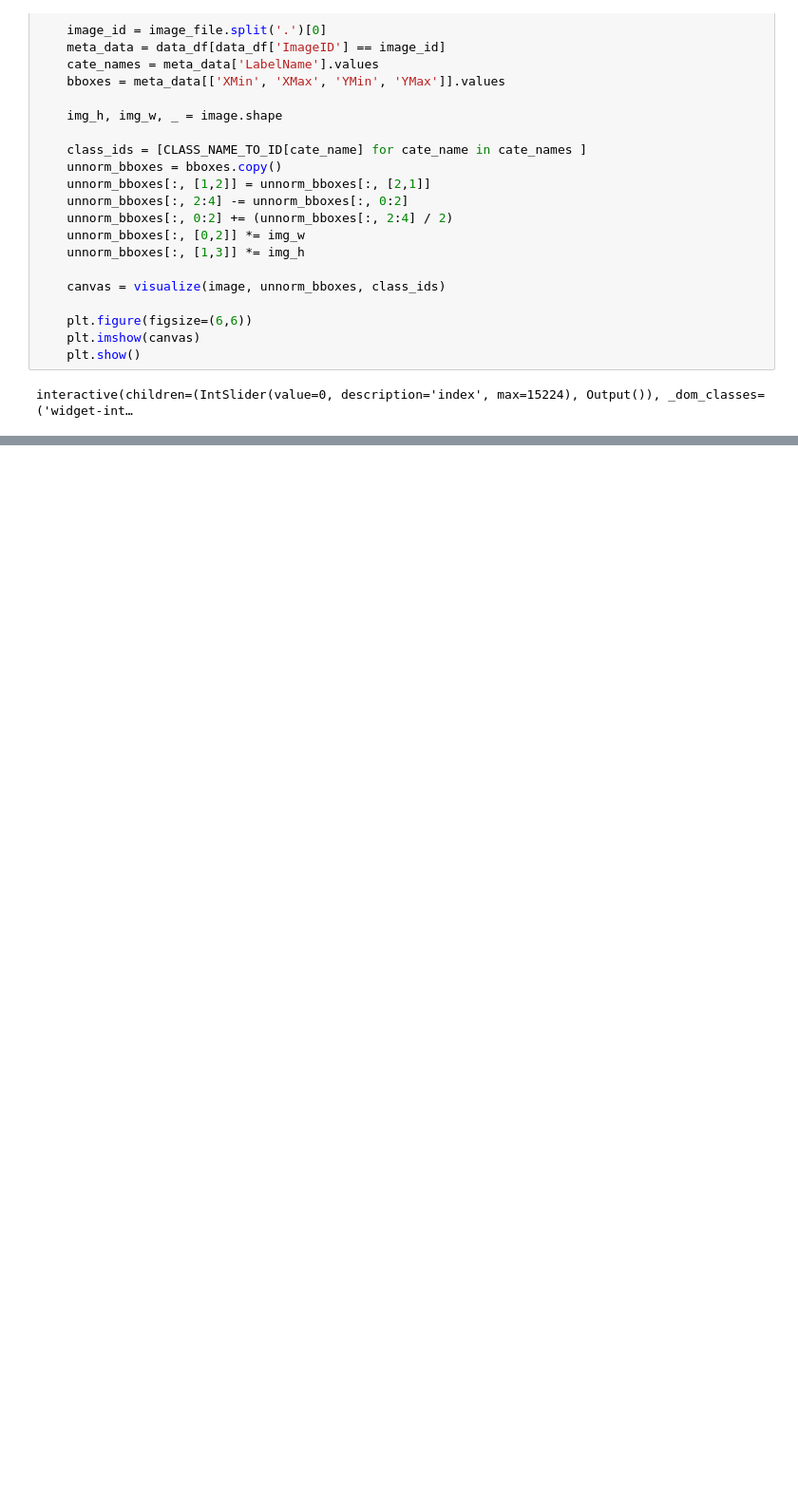
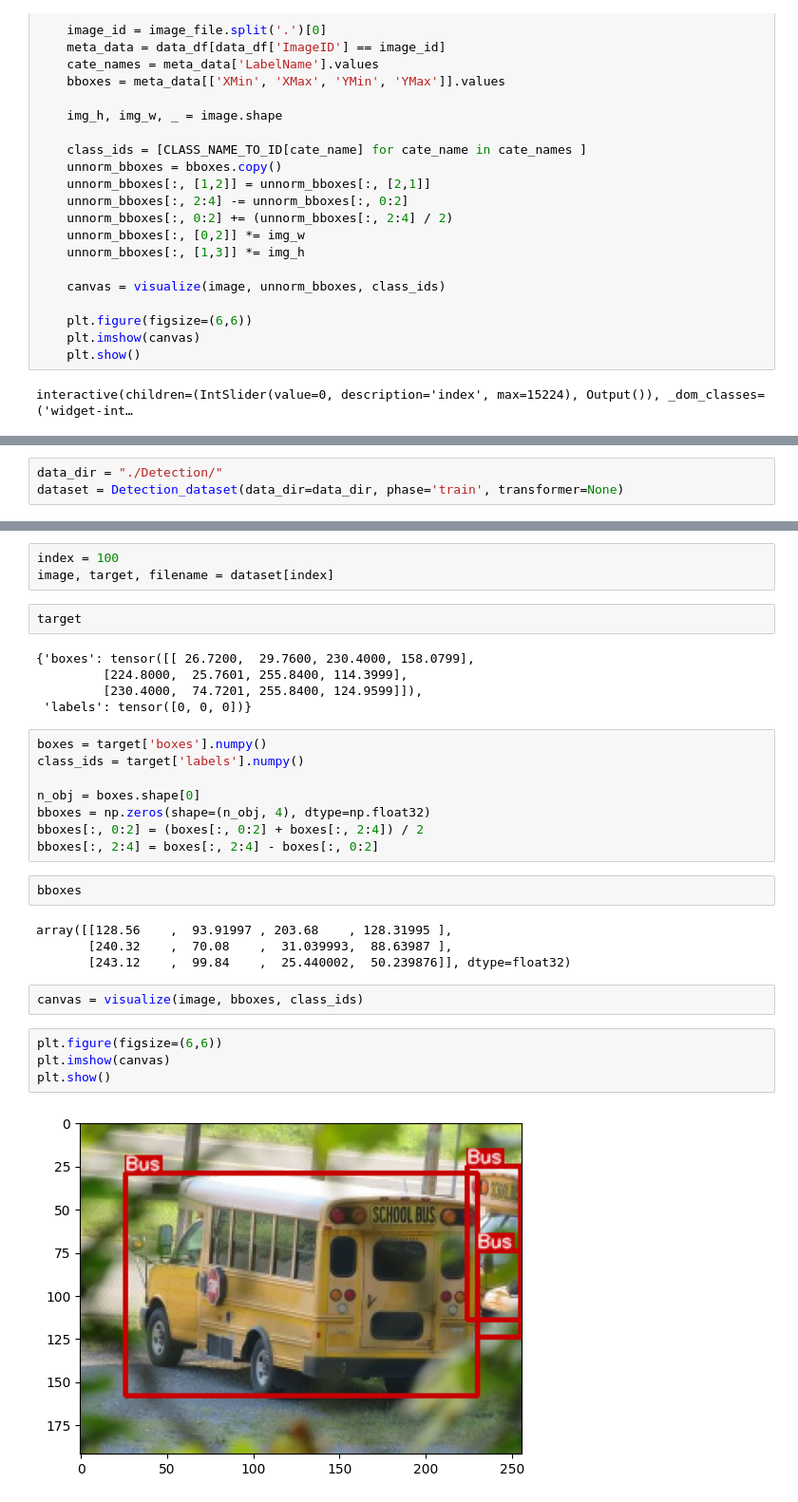
Before and after one commit to jeong1suk/ObjectDetection, a Jupyter notebook: object_detection.ipynb, the cells around one changed output, grey strips where cells are left out. Shown at 95% size. Drawn from its saved outputs; the diff is of its cells as text; blank space fills up the shorter version.

```diff
--- a/object_detection.ipynb
+++ b/object_detection.ipynb
@@ -133,0 +190,3 @@ interactive(children=(IntSlider(value=0, description='index', max=15224), Output
+# %%
+data_dir = "./Detection/"
+dataset = Detection_dataset(data_dir=data_dir, phase='train', transformer=None)
@@ -133,0 +232,32 @@ interactive(children=(IntSlider(value=0, description='index', max=15224), Output
+# %%
+index = 100
+image, target, filename = dataset[index]
+# %%
+target
+# %% [output]
+{'boxes': tensor([[ 26.7200,  29.7600, 230.4000, 158.0799],
+         [224.8000,  25.7601, 255.8400, 114.3999],
+         [230.4000,  74.7201, 255.8400, 124.9599]]),
+ 'labels': tensor([0, 0, 0])}
+# %%
+boxes = target['boxes'].numpy()
+class_ids = target['labels'].numpy()
+
+n_obj = boxes.shape[0]
+bboxes = np.zeros(shape=(n_obj, 4), dtype=np.float32)
+bboxes[:, 0:2] = (boxes[:, 0:2] + boxes[:, 2:4]) / 2
+bboxes[:, 2:4] = boxes[:, 2:4] - boxes[:, 0:2]
+# %%
+bboxes
+# %% [output]
+array([[128.56    ,  93.91997 , 203.68    , 128.31995 ],
+       [240.32    ,  70.08    ,  31.039993,  88.63987 ],
+       [243.12    ,  99.84    ,  25.440002,  50.239876]], dtype=float32)
+# %%
+canvas = visualize(image, bboxes, class_ids)
+# %%
+plt.figure(figsize=(6,6))
+plt.imshow(canvas)
+plt.show()
+# %% [output]
+[figure, added]
```
Also changed, not shown: parts of 30 cells of this notebook.
